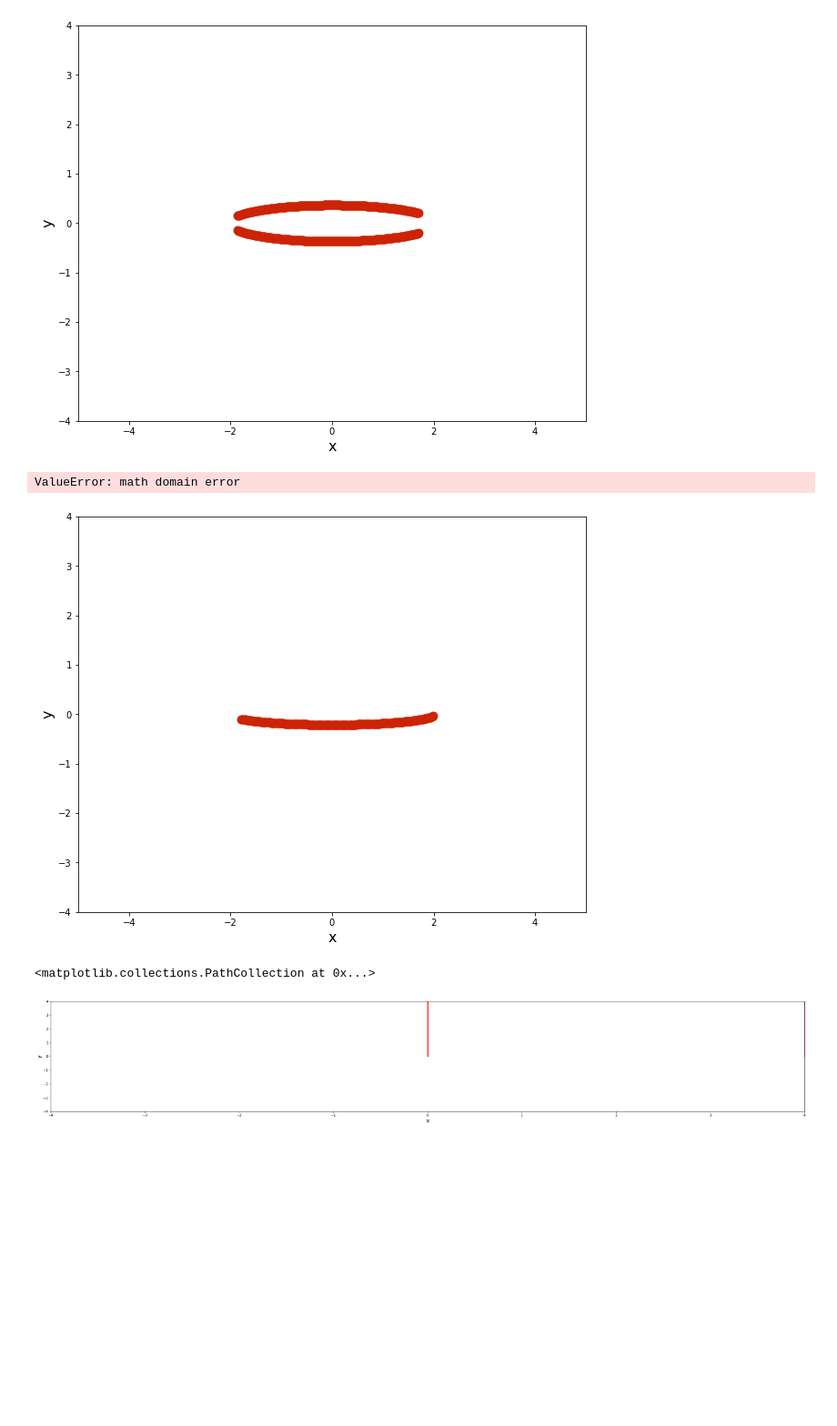
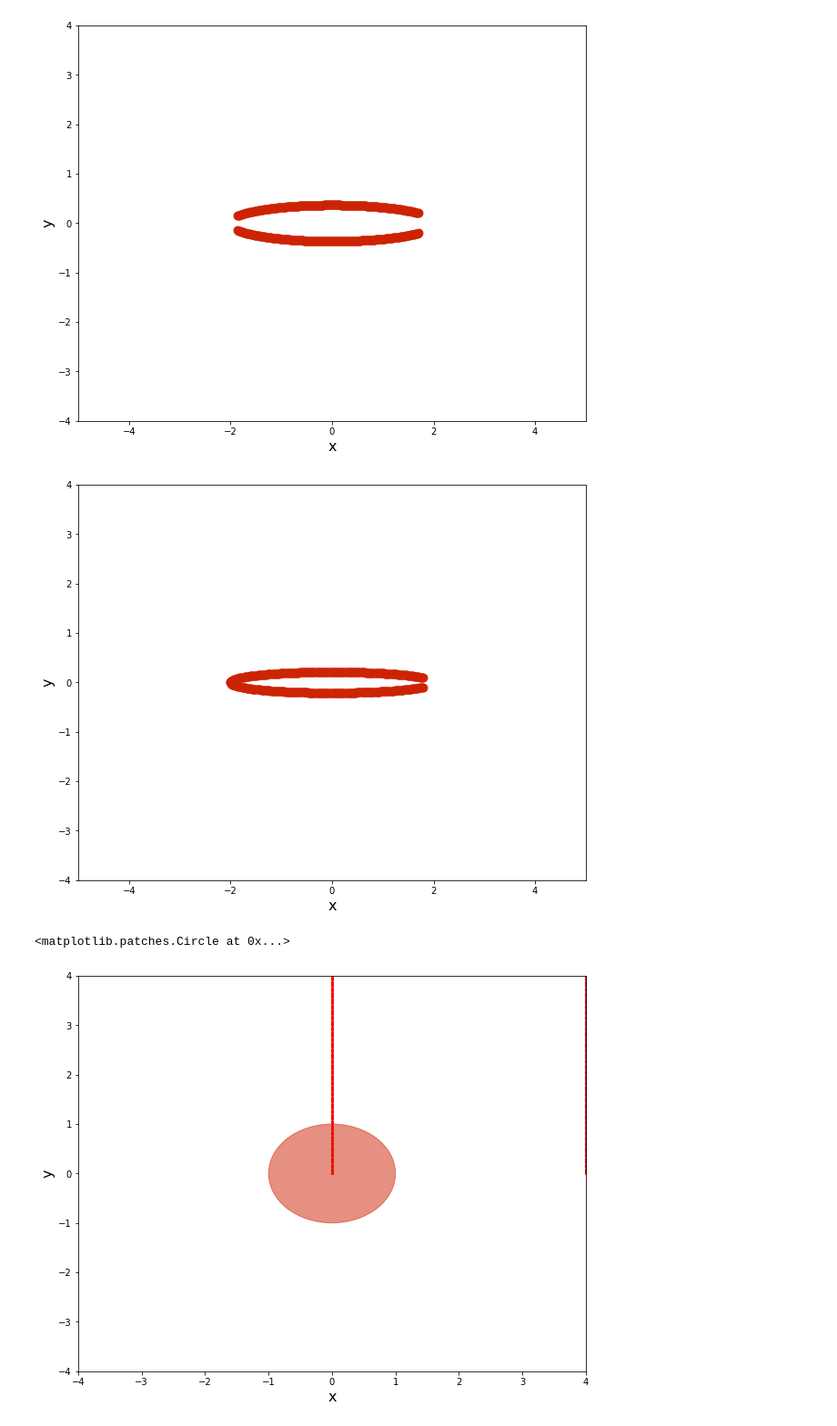
Before and after one commit to tianjiaozhang678/mae6226, a Jupyter notebook: Assignment2.ipynb, the cells around one changed output. Shown: that part at 91% size. Cells and saved outputs as stored; diff of their text form; code cells hidden in the pictures; blank space fills up the shorter version.

```diff
--- a/Assignment2.ipynb
+++ b/Assignment2.ipynb
@@ -143,7 +111,7 @@ pyplot.ylabel('y', fontsize=16)
 pyplot.xlim(x_start, x_end)
 pyplot.ylim(y_start, y_end)
 n = 200
-x = numpy.linspace(-0.8, 1.0, n)
+x = numpy.linspace(-0.9, 0.8, n)
 
 for i in range(n):
     y = +math.sqrt(0.9 * 0.9 - x[i]  *x[i])
@@ -157,8 +125,7 @@ for i in range(n):
     y_J = (y * (x[i] * x[i] + y * y - 1)) / (x[i] * x[i] + y * y)
     pyplot.scatter(x_J,y_J, color='#CD2305', s=80, marker='o')
 # %% [output]
-ValueError: math domain error
-[figure, old version]
+[figure, new version]
 # %%
 import math
 import numpy
@@ -167,20 +134,24 @@ from matplotlib import pyplot
 # %%
 azimuths = numpy.radians(numpy.linspace(0, 250, 100))
 zeniths = numpy.arange(0, 5, 4)
 r, theta = numpy.meshgrid(zeniths, azimuths)
 
 
-width = 40
-height = 6
+width = 10
+height = 8
 pyplot.figure(figsize=(width, height))
 pyplot.xlabel('x', fontsize=16)
 pyplot.ylabel('y', fontsize=16)
 pyplot.xlim(-4, 4)
 pyplot.ylim(-4, 4)
 pyplot.scatter(r, theta, s=5, color='red', marker='o')
+
+R = 1.0
+circle = pyplot.Circle((0.0, 0.0), radius=R, color='#CD2305', alpha=0.5)
+pyplot.gca().add_patch(circle)
 # %% [output]
-<matplotlib.collections.PathCollection at 0x...>
+<matplotlib.patches.Circle at 0x...>
-[figure, old version]
+[figure, new version]
 # %%
 import matplotlib.pyplot as plt
 import numpy as np
```
Also changed, not shown: parts of 4 cells of this notebook.
